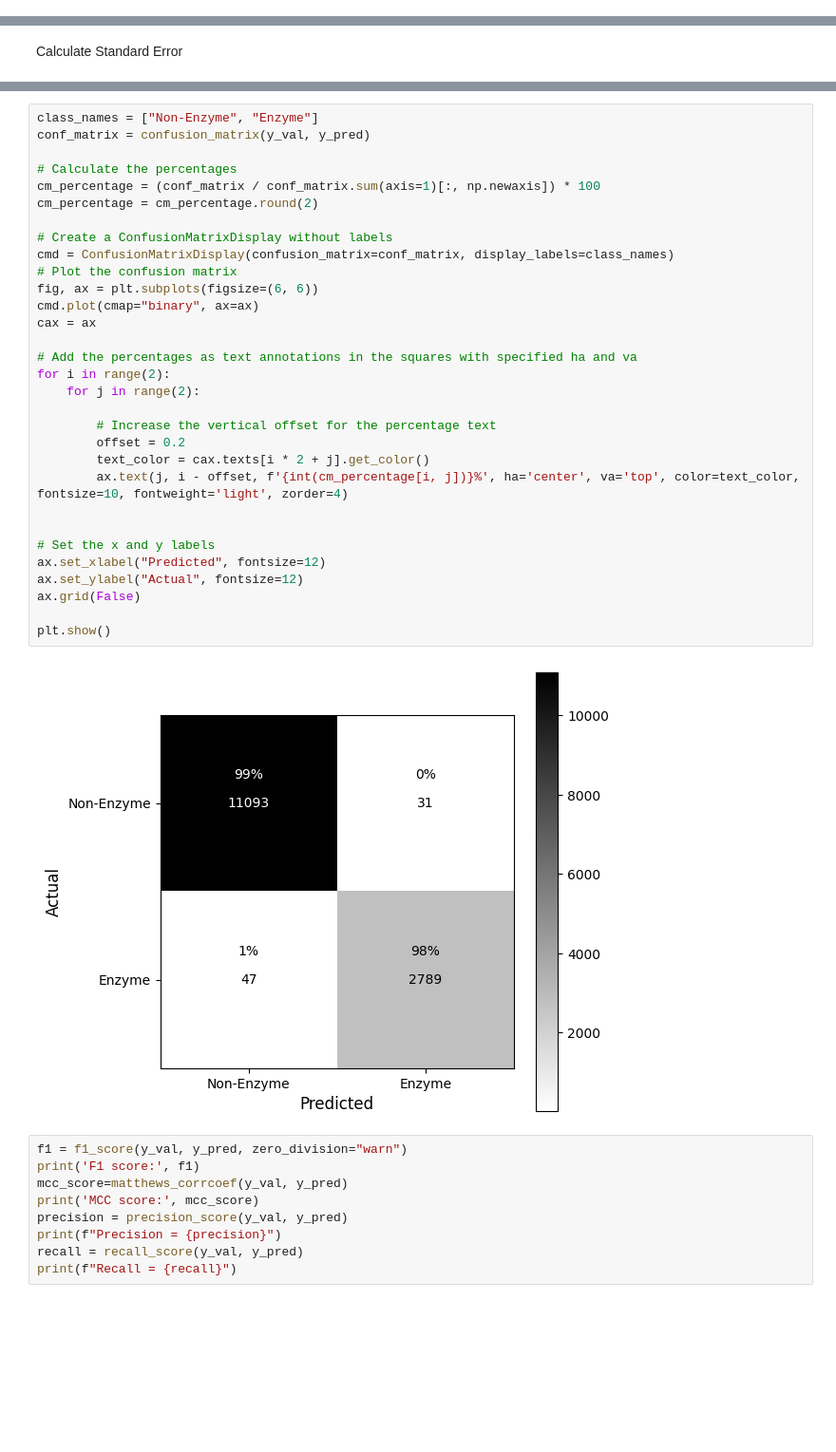
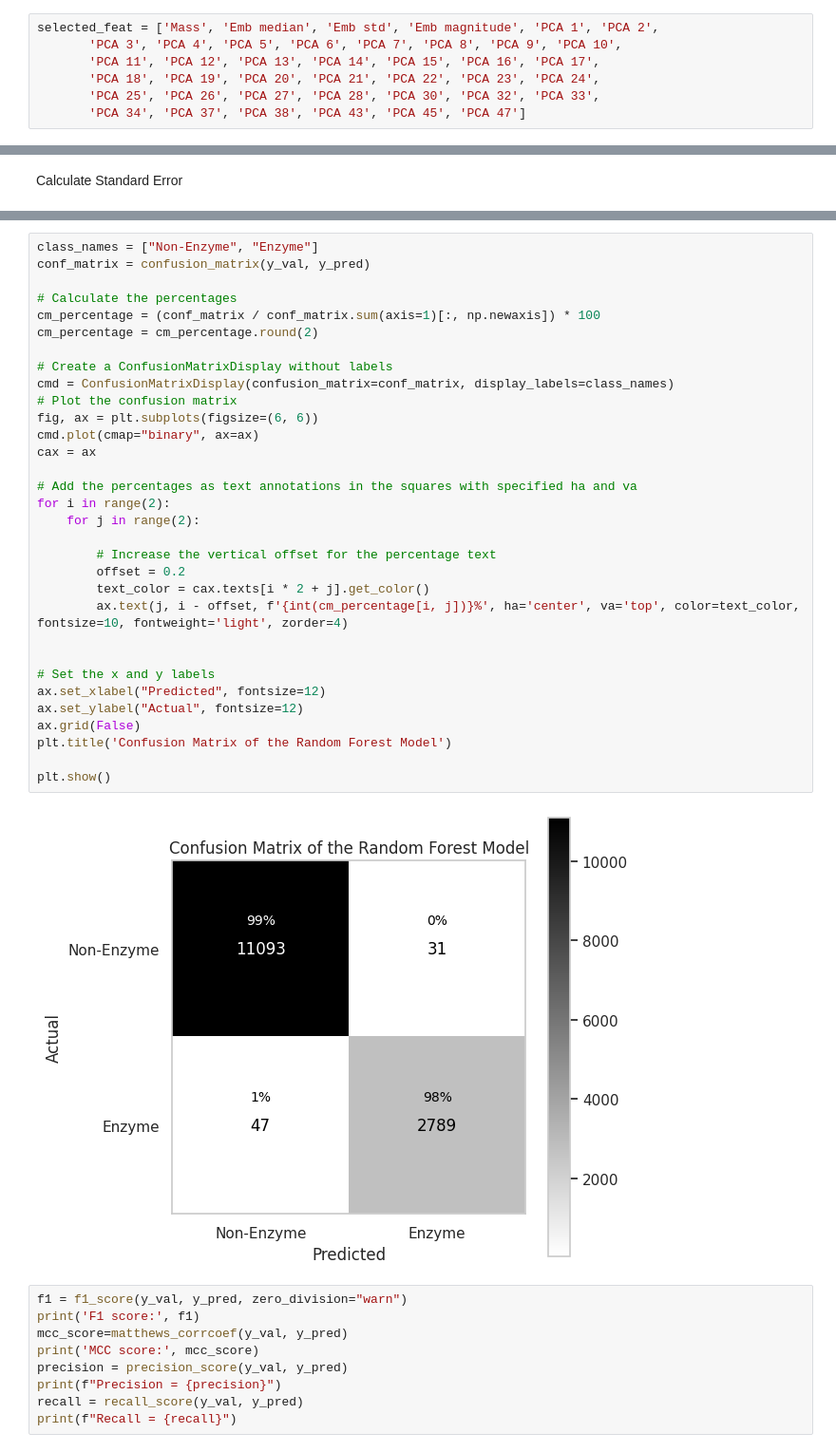
Before and after one commit to github4touchdouble/nnet-enzyme, a Jupyter notebook: random_forest/RandomForest_esm2.ipynb, the cells around one changed output, grey strips where cells are left out. Shown at 95% size. Saved outputs shown, nothing was run; the diff lists cells and outputs as text; blank space fills up the shorter version.

Commit message:
update model evaluation for the 'new' dataset

```diff
--- a/random_forest/RandomForest_esm2.ipynb
+++ b/random_forest/RandomForest_esm2.ipynb
@@ -420,6 +336,13 @@ Index(['Mass', 'Emb median', 'Emb std', 'Emb magnitude', 'PCA 1', 'PCA 2',
        'PCA 25', 'PCA 26', 'PCA 27', 'PCA 28', 'PCA 30', 'PCA 32', 'PCA 33',
        'PCA 34', 'PCA 37', 'PCA 38', 'PCA 43', 'PCA 45', 'PCA 47'],
       dtype='object')
+# %%
+selected_feat = ['Mass', 'Emb median', 'Emb std', 'Emb magnitude', 'PCA 1', 'PCA 2',
+       'PCA 3', 'PCA 4', 'PCA 5', 'PCA 6', 'PCA 7', 'PCA 8', 'PCA 9', 'PCA 10',
+       'PCA 11', 'PCA 12', 'PCA 13', 'PCA 14', 'PCA 15', 'PCA 16', 'PCA 17',
+       'PCA 18', 'PCA 19', 'PCA 20', 'PCA 21', 'PCA 22', 'PCA 23', 'PCA 24',
+       'PCA 25', 'PCA 26', 'PCA 27', 'PCA 28', 'PCA 30', 'PCA 32', 'PCA 33',
+       'PCA 34', 'PCA 37', 'PCA 38', 'PCA 43', 'PCA 45', 'PCA 47']
 # %%
 X_train=X_train[selected_feat]
 X_train
@@ -649,34 +572,35 @@ class_names = ["Non-Enzyme", "Enzyme"]
 conf_matrix = confusion_matrix(y_val, y_pred)
 
 # Calculate the percentages
 cm_percentage = (conf_matrix / conf_matrix.sum(axis=1)[:, np.newaxis]) * 100
 cm_percentage = cm_percentage.round(2)
 
 # Create a ConfusionMatrixDisplay without labels
 cmd = ConfusionMatrixDisplay(confusion_matrix=conf_matrix, display_labels=class_names)
 # Plot the confusion matrix
 fig, ax = plt.subplots(figsize=(6, 6))
 cmd.plot(cmap="binary", ax=ax)
 cax = ax
 
 # Add the percentages as text annotations in the squares with specified ha and va
 for i in range(2):
     for j in range(2):
 
         # Increase the vertical offset for the percentage text
         offset = 0.2
         text_color = cax.texts[i * 2 + j].get_color()
         ax.text(j, i - offset, f'{int(cm_percentage[i, j])}%', ha='center', va='top', color=text_color, fontsize=10, fontweight='light', zorder=4)
 
 
 # Set the x and y labels
 ax.set_xlabel("Predicted", fontsize=12)
 ax.set_ylabel("Actual", fontsize=12)
 ax.grid(False)
+plt.title('Confusion Matrix of the Random Forest Model')
 
 plt.show()
 # %% [output]
-[figure, old version]
+[figure, new version]
 # %%
 f1 = f1_score(y_val, y_pred, zero_division="warn")
 print('F1 score:', f1)
```
Also changed, not shown: parts of 74 cells of this notebook, 2 other files.
